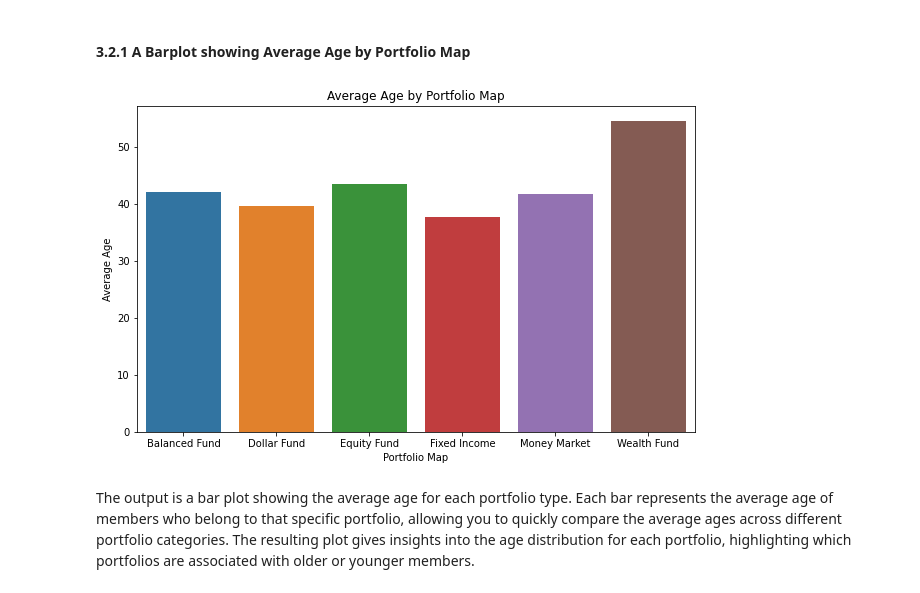
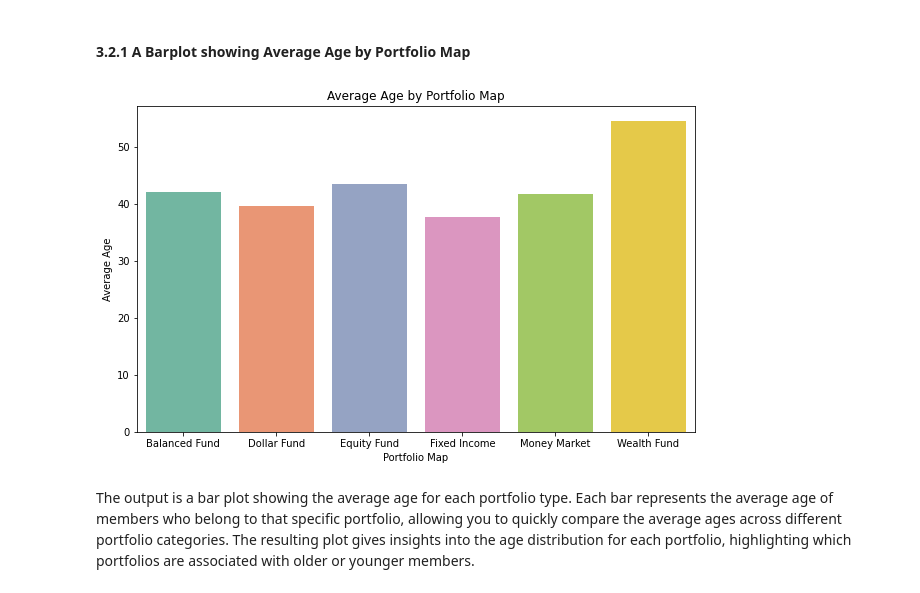
Before and after one commit to ericrono/Product-Cross-selling-Recommender-System, a Jupyter notebook: Investment Product Cross Selling (1).ipynb, the cells around one changed output. Cells and saved outputs as stored; diff of their text form; code cells hidden in the pictures.

```diff
--- a/Investment Product Cross Selling (1).ipynb
+++ b/Investment Product Cross Selling (1).ipynb
@@ -618,16 +622,21 @@ Here we visualize the various columns within our new data set to see how they re
 # %% [markdown]
 #### 3.2.1 A Barplot showing Average Age by Portfolio Map
 # %%
-average_age = new_df.groupby('portfolio_map')['member_age'].mean().reset_index()
-
 plt.figure(figsize=(10, 6))
-sns.barplot(x='portfolio_map', y='member_age', data=average_age)
+sns.barplot(
+    x='portfolio_map',
+    y='member_age',
+    data=average_age,
+    hue='portfolio_map',
+    palette="Set2",
+    dodge=False
+).legend([], [], frameon=False)
 plt.title('Average Age by Portfolio Map')
 plt.xlabel('Portfolio Map')
 plt.ylabel('Average Age')
 plt.show()
 # %% [output]
-[figure, old version]
+[figure, new version]
 # %% [markdown]
 The output is a bar plot showing the average age for each portfolio type.
 Each bar represents the average age of members who belong to that specific portfolio, allowing you to quickly compare the average ages across different portfolio categories.
```
Also changed, not shown: parts of 9 cells of this notebook, 6 other files.
